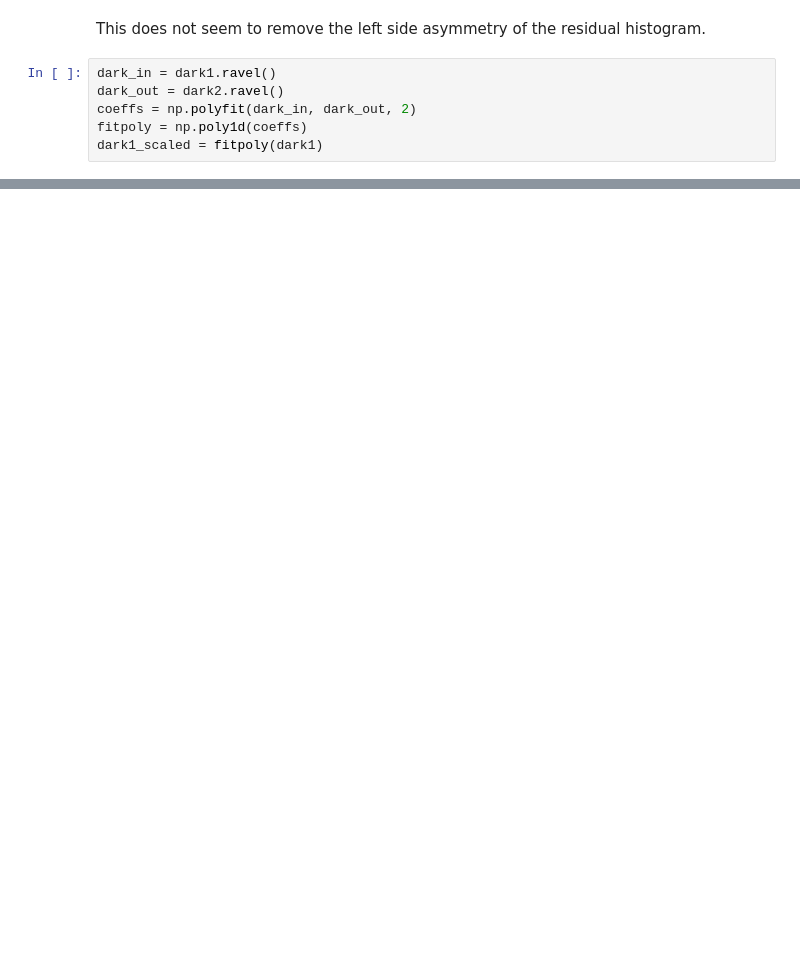
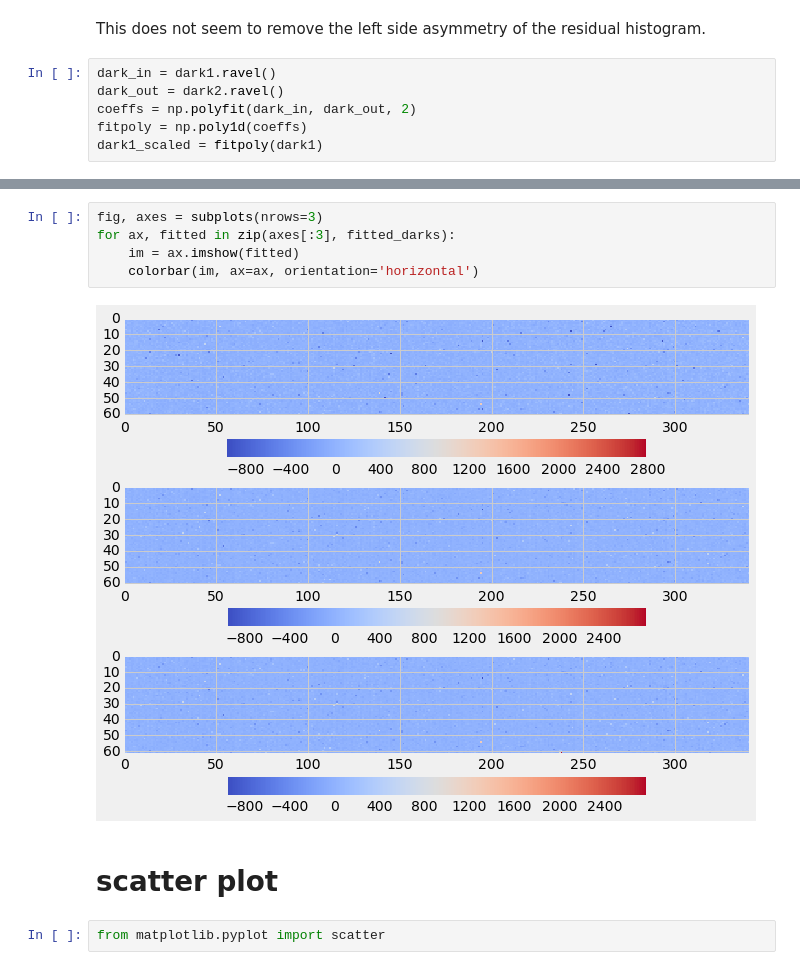
Before and after one commit to michaelaye/iuvs, a Jupyter notebook: notebooks/dark_linear_scaling.ipynb, the cells around one changed output, grey strips where cells are left out. Cells and saved outputs as stored; diff of their text form; blank space fills up the shorter version.

```diff
--- a/notebooks/dark_linear_scaling.ipynb
+++ b/notebooks/dark_linear_scaling.ipynb
@@ -169,0 +200,11 @@ colorbar(orientation='horizontal')
+# %%
+fig, axes = subplots(nrows=3)
+for ax, fitted in zip(axes[:3], fitted_darks):
+    im = ax.imshow(fitted)
+    colorbar(im, ax=ax, orientation='horizontal')
+# %% [output]
+[figure, added]
+# %% [markdown]
+# scatter plot
+# %%
+from matplotlib.pyplot import scatter
```
Also changed, not shown: parts of 26 cells of this notebook, 1 other file.
